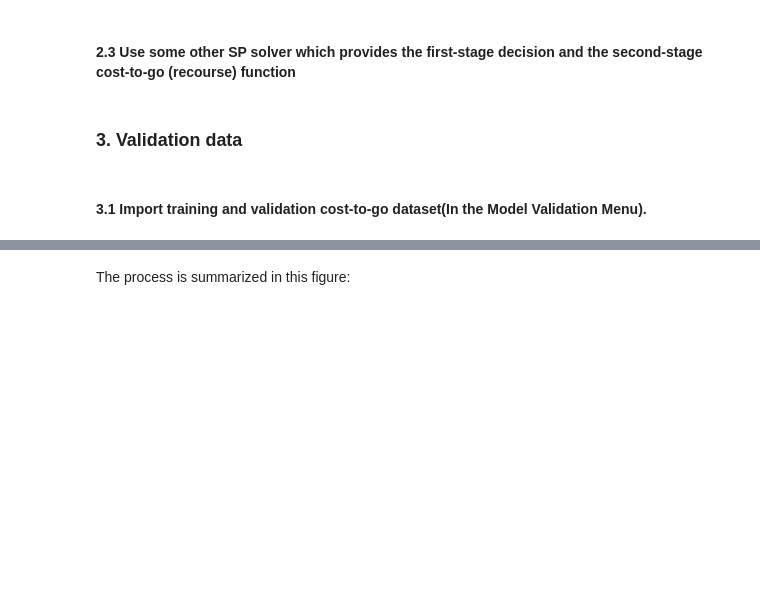
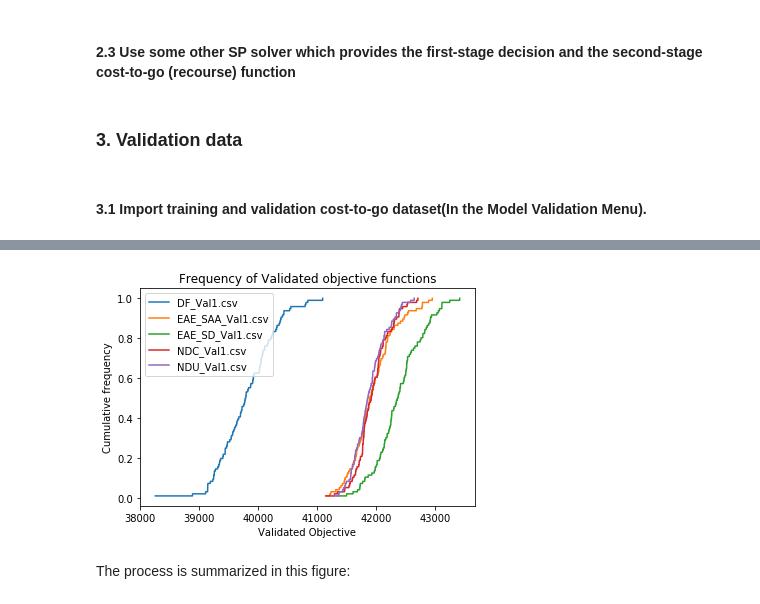
Before and after one commit to USC3DLAB/learning-based-optimization, a Jupyter notebook: LEO notebook.ipynb, the cells around one changed output, grey strips where cells are left out. Cells and saved outputs as stored; diff of their text form; code cells hidden in the pictures; blank space fills up the shorter version.

Commit message:
add code for test

```diff
--- a/LEO notebook.ipynb
+++ b/LEO notebook.ipynb
@@ -10,3 +24,6 @@ The goal of this software is to allow users to create **statistical learning (SL
 ### 0. New Project:
 # %% [markdown]
  #### 0.1 Generate a new project.
+# %%
+project_name = 'test01'
+project_folder = Path(Path('./projects')/project_name)
@@ -38,0 +117,12 @@ The goal of this software is to allow users to create **statistical learning (SL
+# %%
+compare_dt_nb = 5
+compare_dt = []
+compare_dt.append('./data_for_test/DF_Val1.csv')
+compare_dt.append('./data_for_test/EAE_SAA_Val1.csv')
+compare_dt.append('./data_for_test/EAE_SD_Val1.csv')
+compare_dt.append('./data_for_test/NDC_Val1.csv')
+compare_dt.append('./data_for_test/NDU_Val1.csv')
+
+model_types = []
+for i in range(compare_dt_nb):
+    model_types.append(os.path.basename(compare_dt[i]).split('.')[0])
@@ -40,0 +135,9 @@ The goal of this software is to allow users to create **statistical learning (SL
+# %%
+df = DataFrame(index=model_types, columns=model_types)
+for i in range(compare_dt_nb):
+    data1 = pd.read_csv(compare_dt[i], sep='\n',header=None)
+    for j in range(i + 1, compare_dt_nb):
+        data2 = pd.read_csv(compare_dt[j], sep='\n',header=None)
+        output = scipy.stats.kruskal(data1, data2)
+        df[model_types[i]][model_types[j]] = output.pvalue
+df
@@ -41,2 +151,22 @@ The goal of this software is to allow users to create **statistical learning (SL
+# %%
+for file_path in compare_dt:
+    data = pd.read_csv(file_path, sep='\n',header=None)
+    num_bins = int(np.max(data) - np.min(data))
+    counts, bin_edges = np.histogram(data, bins=num_bins, normed=True)
+    cdf = np.cumsum(counts)
+    plt.plot(bin_edges[1:], cdf / cdf[-1], label=file_path.split('/')[-1])
+plt.title("Frequency of Validated objective functions")
+plt.xlabel("Validated Objective")
+plt.ylabel("Cumulative frequency")
+plt.legend()
+fig_name = ''
+for i in range(compare_dt_nb):
+    fig_name =  fig_name + '_' + model_types[i]
+fig_name = 'cdf' + fig_name + '.png'
+cur = os.getcwd()
+os.chdir(Path(project_folder/'Val_output_across_run'))
+plt.savefig(fig_name)
+# %% [output]
+[figure, added]
 # %% [markdown]
 The process is summarized in this figure:
```
Also changed, not shown: parts of 20 cells of this notebook, 15 other files.
